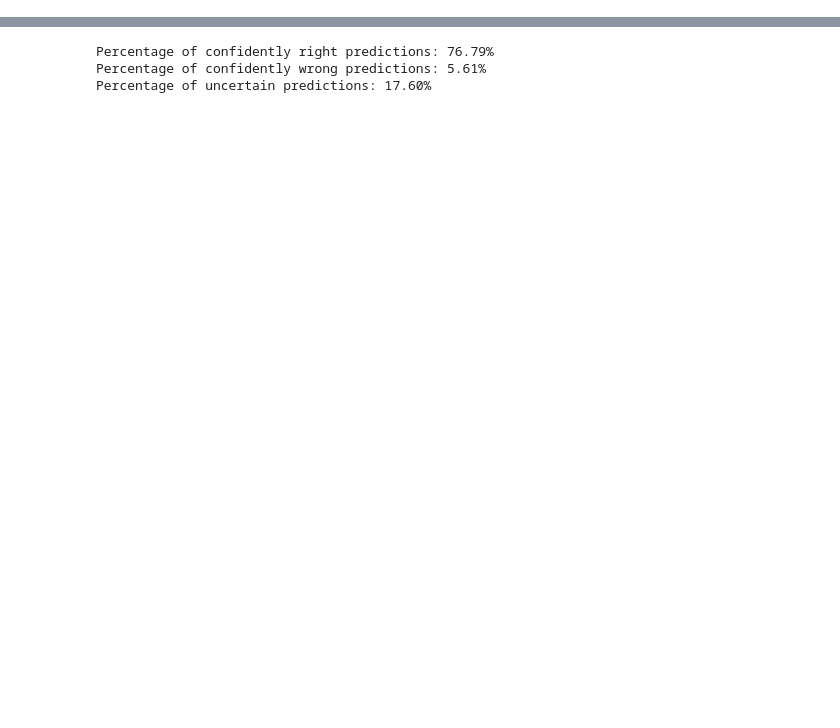
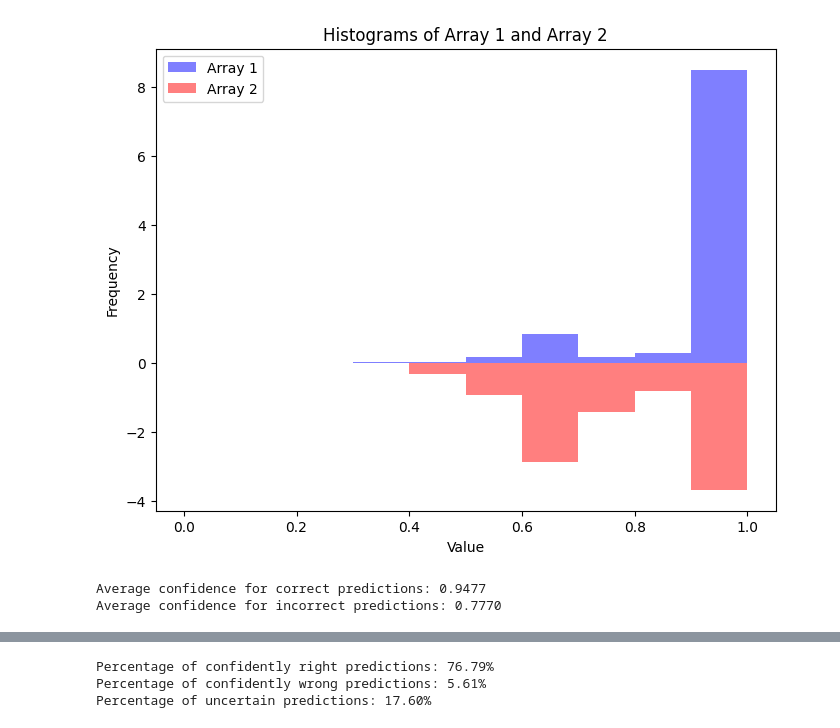
Before and after one commit to ArpanJohn/Transient_Classification, a Jupyter notebook: CNN-testing.ipynb, the cells around one changed output, grey strips where cells are left out. Drawn from its saved outputs; the diff is of its cells as text; code cells hidden in the pictures; blank space fills up the shorter version.

```diff
--- a/CNN-testing.ipynb
+++ b/CNN-testing.ipynb
@@ -242,0 +281,61 @@ y_pred = model.predict(X_test)
+# %%
+# Select the threshold value using training data
+
+def analyze_predictions(predicted_values, true_values):
+    correct_confidences = []
+    incorrect_confidences = []
+
+    for pred, true in zip(predicted_values, true_values):
+        predicted_class = np.argmax(pred)
+        true_class = np.argmax(true)
+        confidence = np.max(pred)
+
+        if predicted_class == true_class:
+            correct_confidences.append(confidence)
+        else:
+            incorrect_confidences.append(confidence)
+
+    num_bins = 10
+    bin_range = (0,1)
+    # Compute histograms with the same range and bins
+    hist1, bins = np.histogram(correct_confidences, bins=num_bins, range=bin_range,density=True)
+    hist2, _ = np.histogram(incorrect_confidences, bins=num_bins, range=bin_range,density= True)
+
+    # Set the bin centers for plotting
+    bin_centers = (bins[:-1] + bins[1:]) / 2
+
+    # Plot histograms
+    plt.figure(figsize=(8, 6))
+
+    # Plot the first histogram (going up)
+    plt.bar(bin_centers, hist1, width=(bins[1] - bins[0]), color='blue', alpha=0.5, label='Array 1')
+
+    # Plot the second histogram (going down)
+    plt.bar(bin_centers, -hist2, width=(bins[1] - bins[0]), color='red', alpha=0.5, label='Array 2')
+
+    # Add labels and title
+    plt.xlabel('Value')
+    plt.ylabel('Frequency')
+    plt.title('Histograms of Array 1 and Array 2')
+
+    # Add a legend
+    plt.legend()
+
+    # Show the plot
+    plt.show()
+
+    avg_correct_confidence = np.mean(correct_confidences) if correct_confidences else 0
+    avg_incorrect_confidence = np.mean(incorrect_confidences) if incorrect_confidences else 0
+
+    return avg_correct_confidence, avg_incorrect_confidence
+
+avg_correct, avg_incorrect = analyze_predictions(y_pred, Y_test)
+
+print(f"Average confidence for correct predictions: {avg_correct:.4f}")
+print(f"Average confidence for incorrect predictions: {avg_incorrect:.4f}")
+
+threshold = (avg_correct + avg_incorrect)/2
+# %% [output]
+[figure, added]
+Average confidence for correct predictions: 0.9477
+Average confidence for incorrect predictions: 0.7770
```
Also changed, not shown: parts of 5 cells of this notebook.
